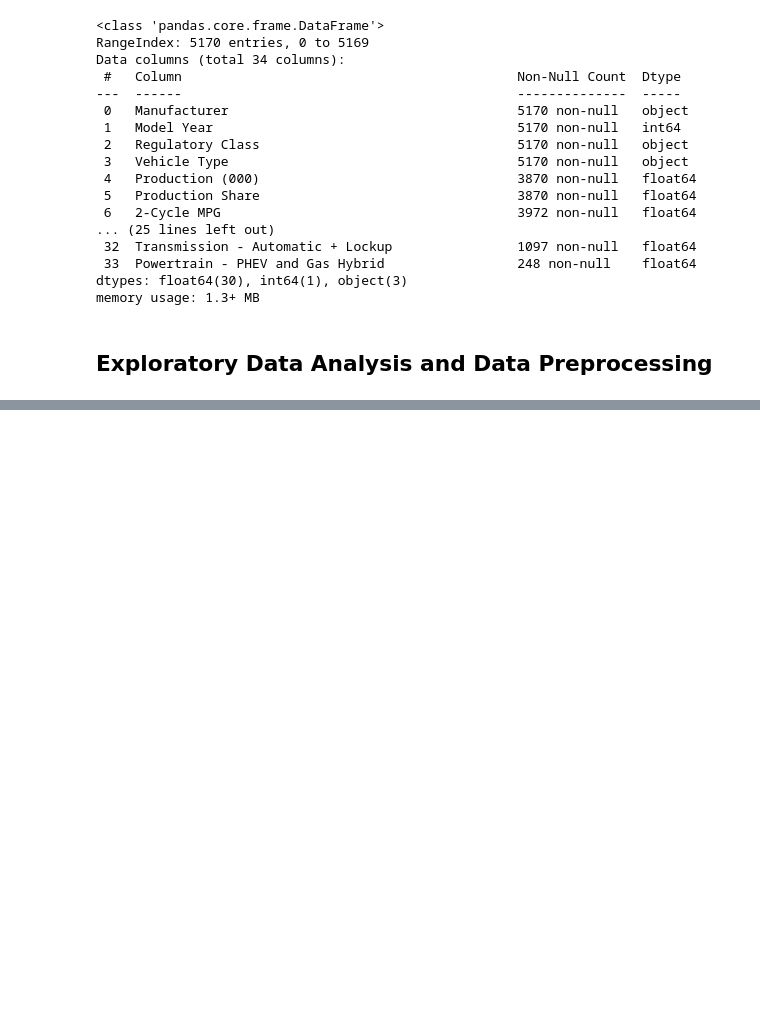
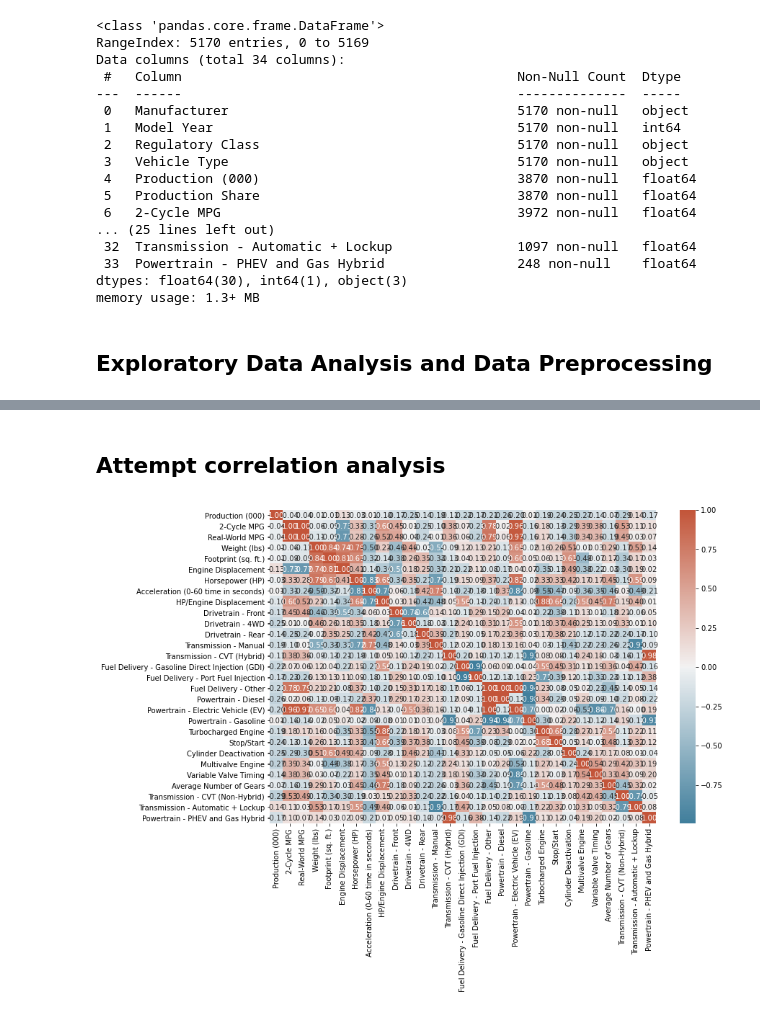
Before and after one commit to ekatynski/6103-project, a Jupyter notebook: 6103-project-group-3.ipynb, the cells around one changed output, grey strips where cells are left out. Saved outputs shown, nothing was run; the diff lists cells and outputs as text; code cells hidden in the pictures; blank space fills up the shorter version.

Commit message:
Added heatmap attmept.

```diff
--- a/6103-project-group-3.ipynb
+++ b/6103-project-group-3.ipynb
@@ -122,0 +137,9 @@ array(['All', 'GM', 'Honda', 'BMW', 'Ford', 'Hyundai', 'Stellantis',
+# %% [markdown]
+## Attempt correlation analysis
+# %%
+plt.figure(figsize=(12,8))
+cmap = sns.diverging_palette(230, 20, as_cmap=True)
+sns.heatmap(df.drop(columns = ["Model Year", "Production Share"]).corr(),annot=True,fmt='.2f',cmap=cmap )
+plt.show()
+# %% [output]
+[figure, added]
```
Also changed, not shown: parts of 4 cells of this notebook.
